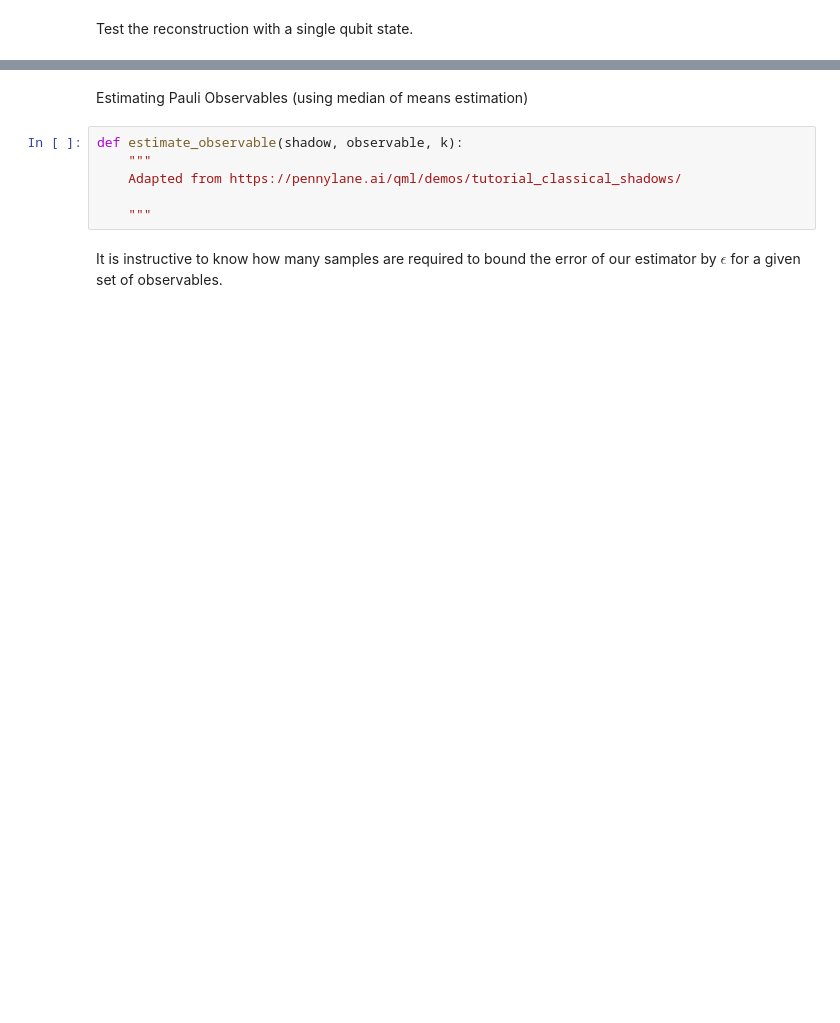
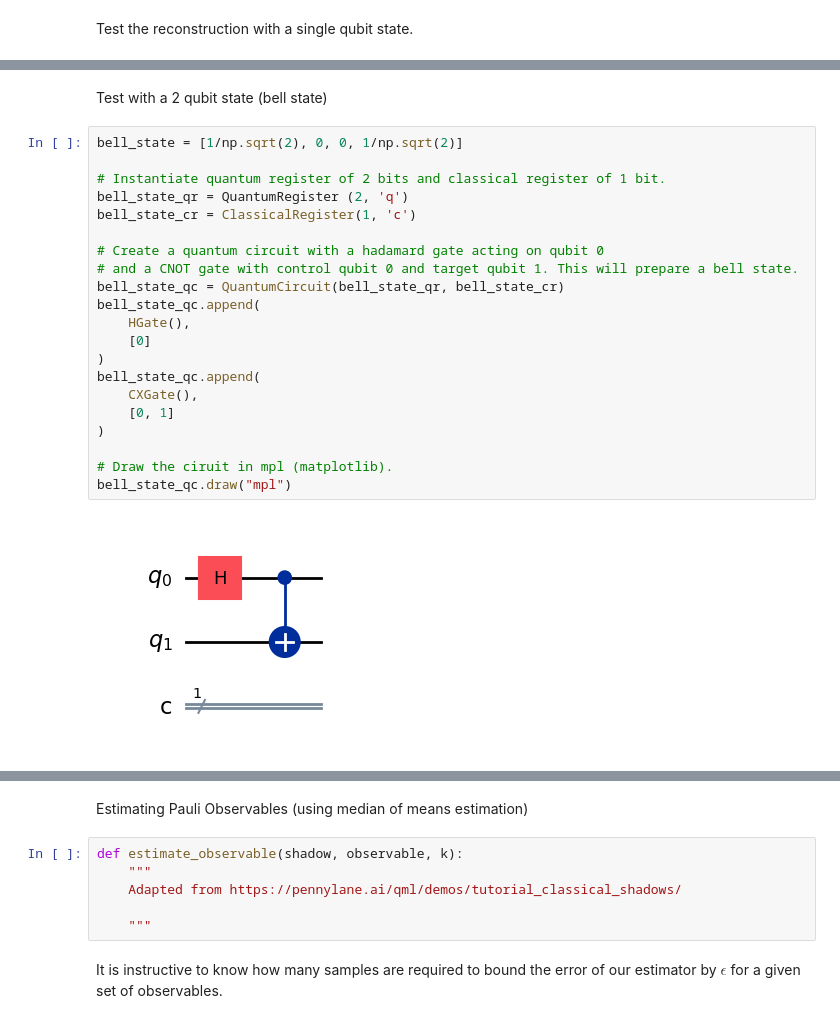
Before and after one commit to ZacharyKokot/Summer-Research-2024, a Jupyter notebook: ShadowTomography.ipynb, the cells around one changed output, grey strips where cells are left out. Saved outputs shown, nothing was run; the diff lists cells and outputs as text; blank space fills up the shorter version.

```diff
--- a/ShadowTomography.ipynb
+++ b/ShadowTomography.ipynb
@@ -187,0 +244,25 @@ Test with a 2 qubit state
+# %% [markdown]
+Test with a 2 qubit state (bell state)
+# %%
+bell_state = [1/np.sqrt(2), 0, 0, 1/np.sqrt(2)]
+
+# Instantiate quantum register of 2 bits and classical register of 1 bit.
+bell_state_qr = QuantumRegister (2, 'q')
+bell_state_cr = ClassicalRegister(1, 'c')
+
+# Create a quantum circuit with a hadamard gate acting on qubit 0
+# and a CNOT gate with control qubit 0 and target qubit 1. This will prepare a bell state.
+bell_state_qc = QuantumCircuit(bell_state_qr, bell_state_cr)
+bell_state_qc.append(
+    HGate(),
+    [0]
+)
+bell_state_qc.append(
+    CXGate(),
+    [0, 1]
+)
+
+# Draw the ciruit in mpl (matplotlib).
+bell_state_qc.draw("mpl")
+# %% [output]
+[figure, added]
```
Also changed, not shown: parts of 11 cells of this notebook.
